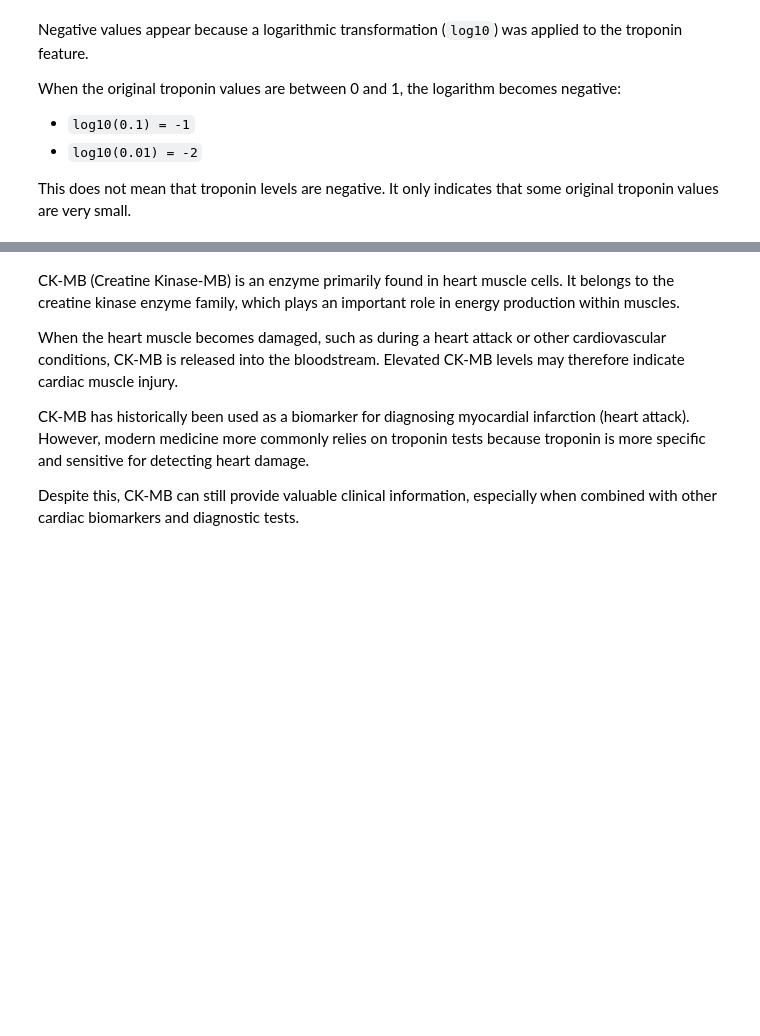
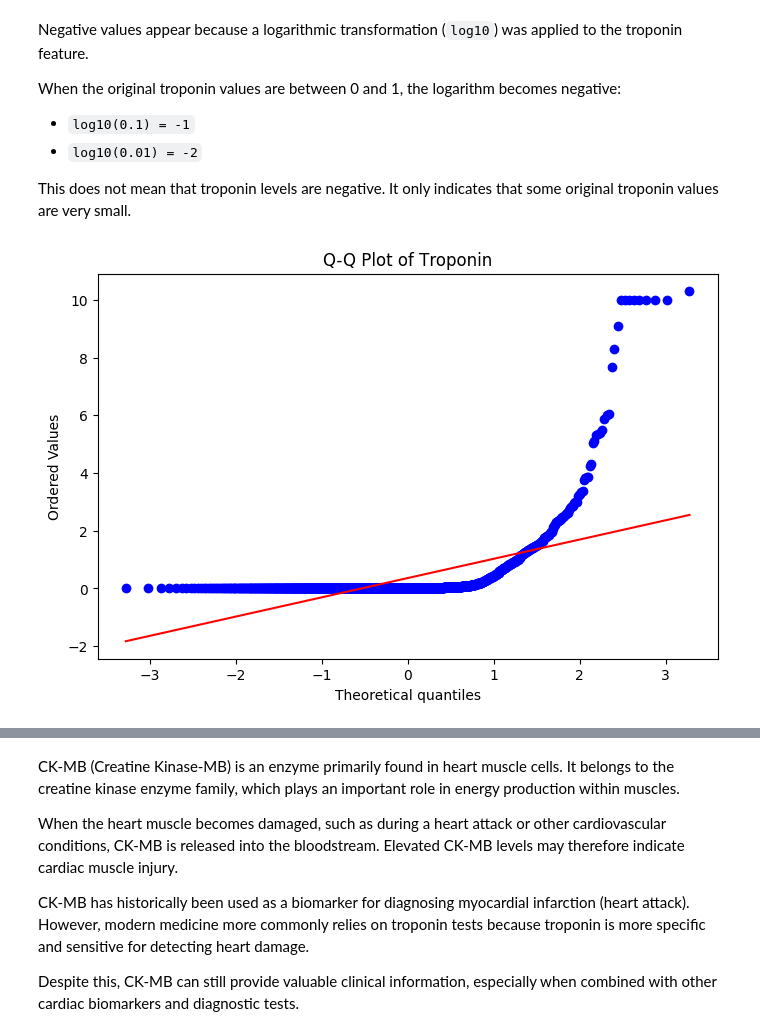
Before and after one commit to plamensve/ds_retake_exam_2026, a Jupyter notebook: notebooks/03_dataset_2_overview.ipynb, the cells around one changed output, grey strips where cells are left out. Cells and saved outputs as stored; diff of their text form; code cells hidden in the pictures; blank space fills up the shorter version.

```diff
--- a/notebooks/03_dataset_2_overview.ipynb
+++ b/notebooks/03_dataset_2_overview.ipynb
@@ -137,5 +141,24 @@ When the original troponin values are between 0 and 1, the logarithm becomes neg
 - `log10(0.01) = -2`
 
 This does not mean that troponin levels are negative. It only indicates that some original troponin values are very small.
+# %%
+# Q-Q plot is used to visually check whether
+# the troponin values follow a normal distribution.
+
+# The plot compares the observed troponin values
+# with the expected values from a theoretical
+# normal distribution.
+
+# If the points follow the diagonal line closely,
+# the data can be considered approximately normal.
+
+# Large deviations from the line suggest that
+# the distribution is not normal
+plt.figure(figsize=(8,5))
+stats.probplot(df['troponin'], dist="norm", plot=plt)
+plt.title('Q-Q Plot of Тroponin')
+plt.show()
+# %% [output]
+[figure, added]
 # %%
 # Plotting the logarithmic function log10(x).
```
Also changed, not shown: parts of 31 cells of this notebook.
